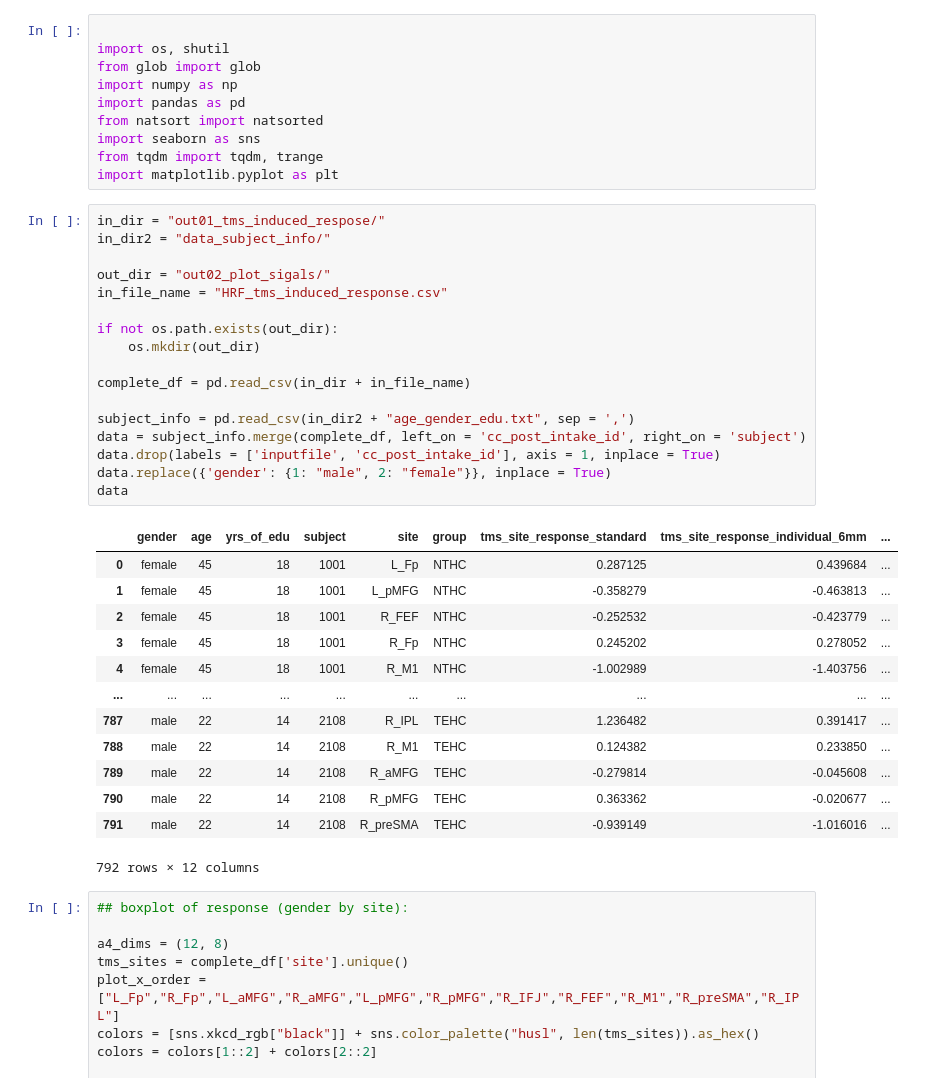
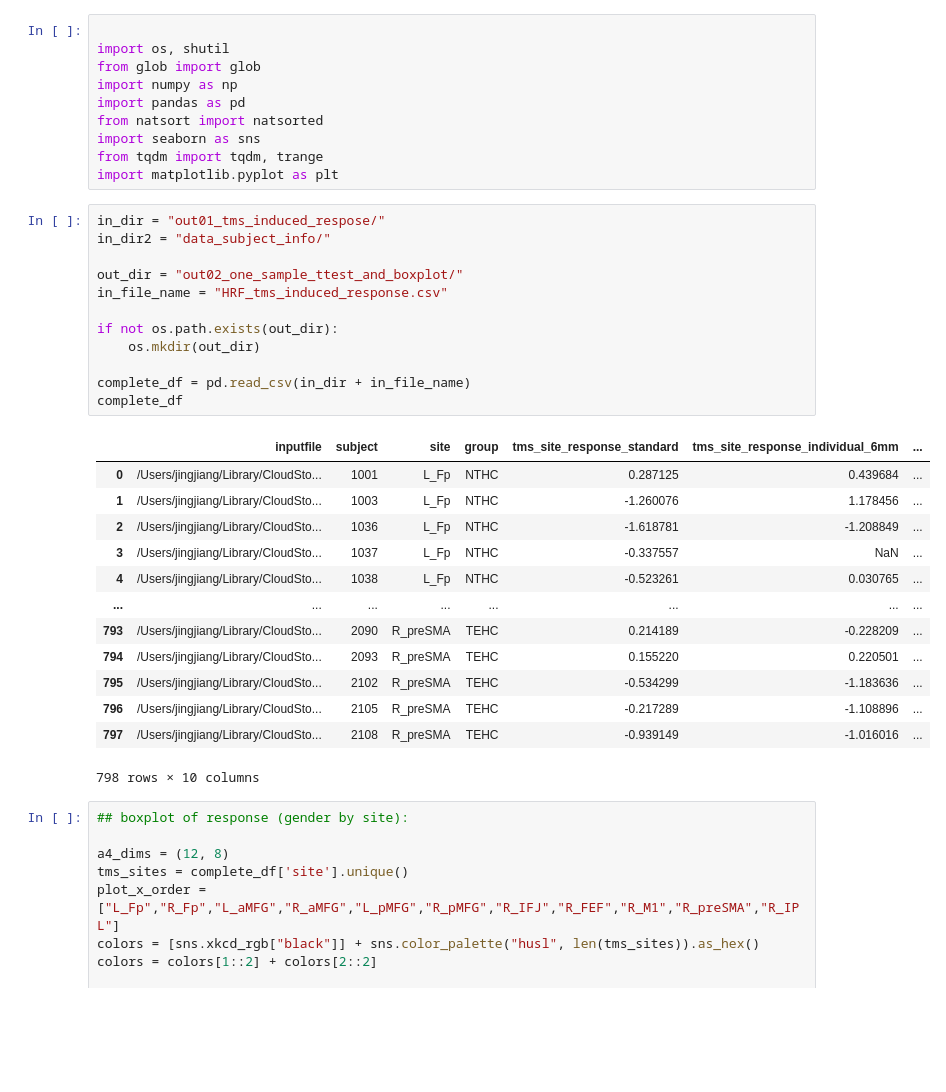
Before and after one commit to NxNiki/tms_fmri, a Jupyter notebook: script02_one_sample_ttest_and_boxplot.ipynb, the cells around one changed output. Drawn from its saved outputs; the diff is of its cells as text; blank space fills up the shorter version.

```diff
--- a/script02_stats_and_boxplot.ipynb
+++ b/script02_one_sample_ttest_and_boxplot.ipynb
@@ -11,34 +11,29 @@ import matplotlib.pyplot as plt
 # %%
 in_dir = "out01_tms_induced_respose/"
 in_dir2 = "data_subject_info/"
 
-out_dir = "out02_plot_sigals/"
+out_dir = "out02_one_sample_ttest_and_boxplot/"
 in_file_name = "HRF_tms_induced_response.csv"
 
 if not os.path.exists(out_dir):
     os.mkdir(out_dir)
 
 complete_df = pd.read_csv(in_dir + in_file_name)
-
-subject_info = pd.read_csv(in_dir2 + "age_gender_edu.txt", sep = ',')
-data = subject_info.merge(complete_df, left_on = 'cc_post_intake_id', right_on = 'subject')
-data.drop(labels = ['inputfile', 'cc_post_intake_id'], axis = 1, inplace = True)
-data.replace({'gender': {1: "male", 2: "female"}}, inplace = True)
-data
+complete_df
 # %% [output]
-|  | gender | age | yrs_of_edu | subject | site | group | tms_site_response_standard | tms_site_response_individual_6mm | ... |
-| 0 | female | 45 | 18 | 1001 | L_Fp | NTHC | 0.287125 | 0.439684 | ... |
-| 1 | female | 45 | 18 | 1001 | L_pMFG | NTHC | -0.358279 | -0.463813 | ... |
-| 2 | female | 45 | 18 | 1001 | R_FEF | NTHC | -0.252532 | -0.423779 | ... |
-| 3 | female | 45 | 18 | 1001 | R_Fp | NTHC | 0.245202 | 0.278052 | ... |
-| 4 | female | 45 | 18 | 1001 | R_M1 | NTHC | -1.002989 | -1.403756 | ... |
-| ... | ... | ... | ... | ... | ... | ... | ... | ... | ... |
-| 787 | male | 22 | 14 | 2108 | R_IPL | TEHC | 1.236482 | 0.391417 | ... |
-| 788 | male | 22 | 14 | 2108 | R_M1 | TEHC | 0.124382 | 0.233850 | ... |
-| 789 | male | 22 | 14 | 2108 | R_aMFG | TEHC | -0.279814 | -0.045608 | ... |
-| 790 | male | 22 | 14 | 2108 | R_pMFG | TEHC | 0.363362 | -0.020677 | ... |
-| 791 | male | 22 | 14 | 2108 | R_preSMA | TEHC | -0.939149 | -1.016016 | ... |
+|  | inputfile | subject | site | group | tms_site_response_standard | tms_site_response_individual_6mm | ... |
+| 0 | /Users/jingjiang/Library/CloudSto... | 1001 | L_Fp | NTHC | 0.287125 | 0.439684 | ... |
+| 1 | /Users/jingjiang/Library/CloudSto... | 1003 | L_Fp | NTHC | -1.260076 | 1.178456 | ... |
+| 2 | /Users/jingjiang/Library/CloudSto... | 1036 | L_Fp | NTHC | -1.618781 | -1.208849 | ... |
+| 3 | /Users/jingjiang/Library/CloudSto... | 1037 | L_Fp | NTHC | -0.337557 | NaN | ... |
+| 4 | /Users/jingjiang/Library/CloudSto... | 1038 | L_Fp | NTHC | -0.523261 | 0.030765 | ... |
+| ... | ... | ... | ... | ... | ... | ... | ... |
+| 793 | /Users/jingjiang/Library/CloudSto... | 2090 | R_preSMA | TEHC | 0.214189 | -0.228209 | ... |
+| 794 | /Users/jingjiang/Library/CloudSto... | 2093 | R_preSMA | TEHC | 0.155220 | 0.220501 | ... |
+| 795 | /Users/jingjiang/Library/CloudSto... | 2102 | R_preSMA | TEHC | -0.534299 | -1.183636 | ... |
+| 796 | /Users/jingjiang/Library/CloudSto... | 2105 | R_preSMA | TEHC | -0.217289 | -1.108896 | ... |
+| 797 | /Users/jingjiang/Library/CloudSto... | 2108 | R_preSMA | TEHC | -0.939149 | -1.016016 | ... |
-792 rows × 12 columns
+798 rows × 10 columns
 # %%
 ## boxplot of response (gender by site):
 
```
Also changed, not shown: parts of 2 cells of this notebook, 18 other files.
